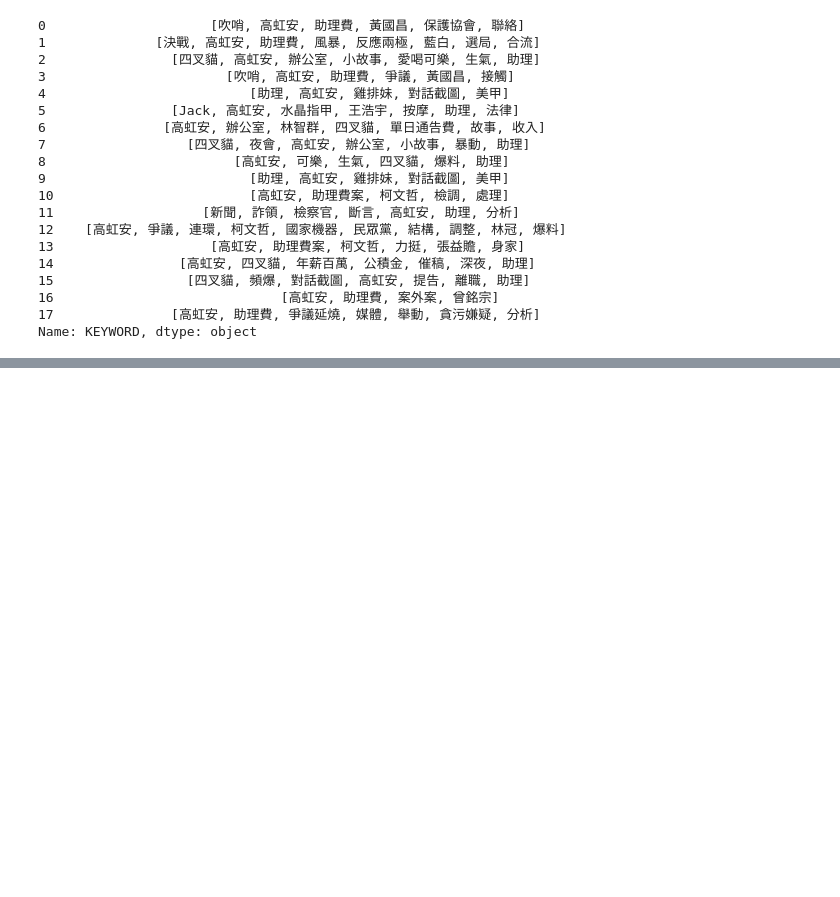
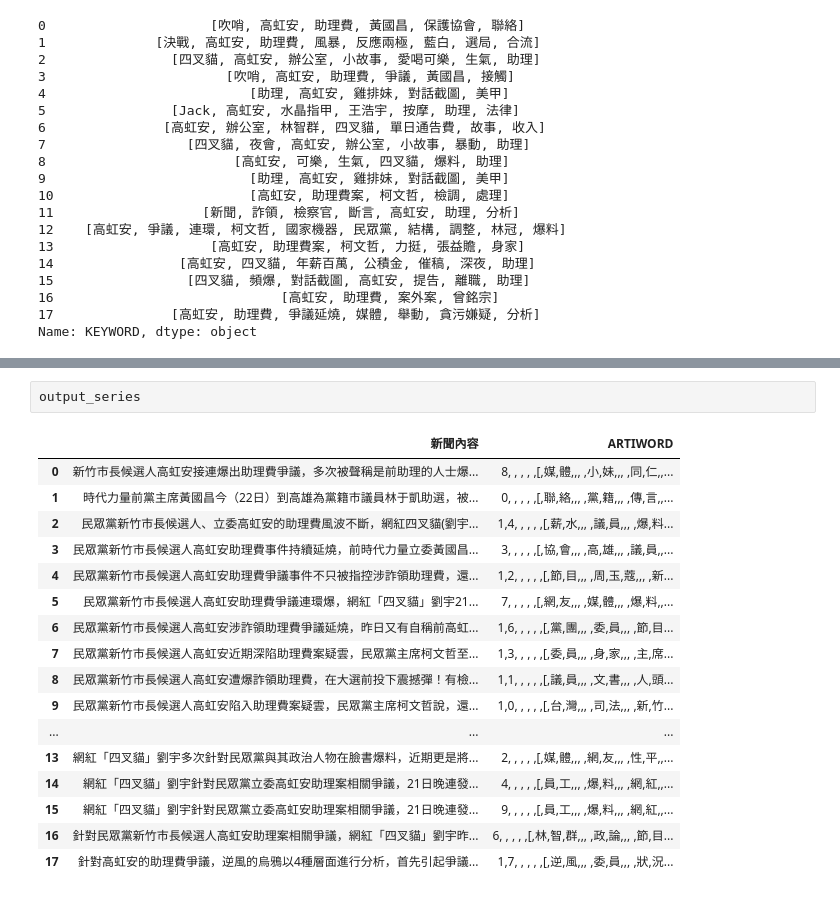
Before and after one commit to walilaywa/PL, a Jupyter notebook: 20221123_PRA.ipynb, the cells around one changed output, grey strips where cells are left out. Drawn from its saved outputs; the diff is of its cells as text; blank space fills up the shorter version.

```diff
--- a/20221123_PRA.ipynb
+++ b/20221123_PRA.ipynb
@@ -102,0 +314,20 @@ Name: ARTIWORD, dtype: object
+# %%
+output_series
+# %% [output]
+|  | 新聞內容 | ARTIWORD |
+| 0 | 新竹市長候選人高虹安接連爆出助理費爭議，多次被聲稱是前助理的人士爆... | 8, , , , ,[,媒,體,,, ,小,妹,,, ,同,仁,,... |
+| 1 | 時代力量前黨主席黃國昌今（22日）到高雄為黨籍市議員林于凱助選，被... | 0, , , , ,[,聯,絡,,, ,黨,籍,,, ,傳,言,,... |
+| 2 | 民眾黨新竹市長候選人、立委高虹安的助理費風波不斷，網紅四叉貓(劉宇... | 1,4, , , , ,[,薪,水,,, ,議,員,,, ,爆,料... |
+| 3 | 民眾黨新竹市長候選人高虹安助理費事件持續延燒，前時代力量立委黃國昌... | 3, , , , ,[,協,會,,, ,高,雄,,, ,議,員,,... |
+| 4 | 民眾黨新竹市長候選人高虹安助理費爭議事件不只被指控涉詐領助理費，還... | 1,2, , , , ,[,節,目,,, ,周,玉,蔻,,, ,新... |
+| 5 | 民眾黨新竹市長候選人高虹安助理費爭議連環爆，網紅「四叉貓」劉宇21... | 7, , , , ,[,網,友,,, ,媒,體,,, ,爆,料,,... |
+| 6 | 民眾黨新竹市長候選人高虹安涉詐領助理費爭議延燒，昨日又有自稱前高虹... | 1,6, , , , ,[,黨,團,,, ,委,員,,, ,節,目... |
+| 7 | 民眾黨新竹市長候選人高虹安近期深陷助理費案疑雲，民眾黨主席柯文哲至... | 1,3, , , , ,[,委,員,,, ,身,家,,, ,主,席... |
+| 8 | 民眾黨新竹市長候選人高虹安遭爆詐領助理費，在大選前投下震撼彈！有檢... | 1,1, , , , ,[,議,員,,, ,文,書,,, ,人,頭... |
+| 9 | 民眾黨新竹市長候選人高虹安陷入助理費案疑雲，民眾黨主席柯文哲說，還... | 1,0, , , , ,[,台,灣,,, ,司,法,,, ,新,竹... |
+| ... | ... | ... |
+| 13 | 網紅「四叉貓」劉宇多次針對民眾黨與其政治人物在臉書爆料，近期更是將... | 2, , , , ,[,媒,體,,, ,網,友,,, ,性,平,,... |
+| 14 | 網紅「四叉貓」劉宇針對民眾黨立委高虹安助理案相關爭議，21日晚連發... | 4, , , , ,[,員,工,,, ,爆,料,,, ,網,紅,,... |
+| 15 | 網紅「四叉貓」劉宇針對民眾黨立委高虹安助理案相關爭議，21日晚連發... | 9, , , , ,[,員,工,,, ,爆,料,,, ,網,紅,,... |
+| 16 | 針對民眾黨新竹市長候選人高虹安助理案相關爭議，網紅「四叉貓」劉宇昨... | 6, , , , ,[,林,智,群,,, ,政,論,,, ,節,目... |
+| 17 | 針對高虹安的助理費爭議，逆風的烏鴉以4種層面進行分析，首先引起爭議... | 1,7, , , , ,[,逆,風,,, ,委,員,,, ,狀,況... |
```
Also changed, not shown: parts of 27 cells of this notebook, 4 other files.
